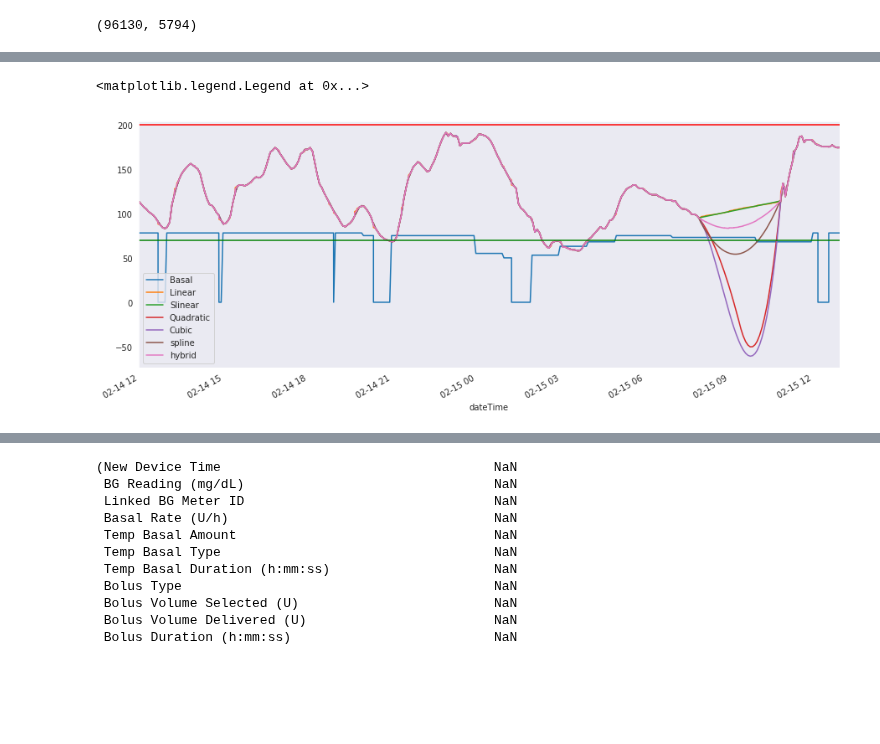
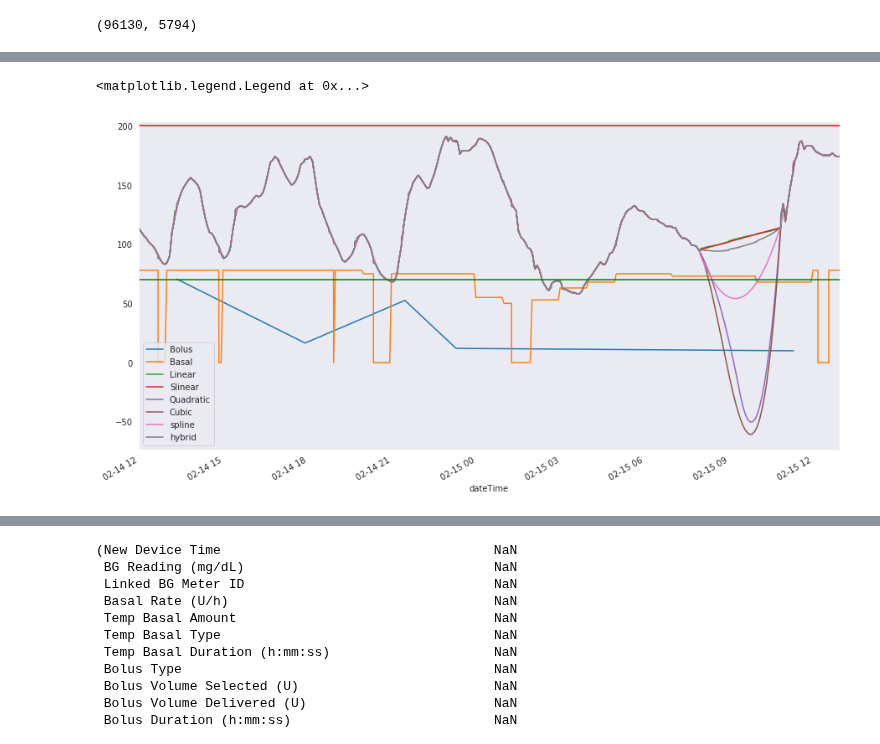
Before and after one commit to gmagannaDevelop/DiabManager, a Jupyter notebook: Carelink.ipynb, the cells around one changed output, grey strips where cells are left out. Cells and saved outputs as stored; diff of their text form; code cells hidden in the pictures; blank space fills up the shorter version.

```diff
--- a/Carelink.ipynb
+++ b/Carelink.ipynb
@@ -27,7 +27,7 @@ import matplotlib.pyplot as plt
 from plotnine import *
 # %%
 %matplotlib inline
-plt.rcParams['figure.figsize'] = (15, 6)
+plt.rcParams['figure.figsize'] = (15, 8)
 sb.set_style("dark")
 # %%
 def split(arr: list, count: int) -> typing.List[list]:
@@ -274,7 +256,8 @@ Name: Basal Rate (U/h), dtype: float64
 # %%
 def hybrid_interpolator(data: pd.core.series.Series,
                         methods: typing.List[str] = ['linear', 'spline'],
-                        weights: typing.List[float] = [0.6, 0.4],
+                        weights: typing.List[float] = [0.85, 0.15],
+                        direction: str = 'both',
                         order: int = 2
                        ) -> pd.core.series.Series:
     """
@@ -288,16 +271,31 @@ def hybrid_interpolator(data: pd.core.series.Series,
         β1, β2 = 0.6, 0.4
         method1, method2 = linear, spline
 
+    limit_direction : {‘forward’, ‘backward’, ‘both’}, default ‘forward’
+    If limit is specified, consecutive NaNs will be filled in this direction.
+
     This function should have support for keyword arguments, but is yet to be implemented.
     """
     predictions: typing.List[float] = []
 
+    if sum(weight for weight in weights) > 1:
+        raise Exception('Sum of weights must be equal to one!')
+
     for met in methods:
         if (met == 'spline') or (met == 'polynomial'):
-            predictions.append(data.interpolate(method=met, order=order))
+            predictions.append(data.interpolate(method=met, order=order, limit_direction=direction))
         else:
-            predictions.append(data.interpolate(method=met))
+            predictions.append(data.interpolate(method=met, limit_direction=direction))
 
+    #linear = predictions[0]
+    #spline = predictions[1]
+
+    #print(linear[ np.isnan(data) ])
+
+    # working version:
     interpolated = weights[0]*predictions[0] + weights[1]*predictions[1]
 
+    #df = copy.deepcopy(interpolated)
+    #print(df.isnull().astype(int).groupby(df.notnull().astype(int).cumsum()).sum())
+
     return interpolated
@@ -304,14 +323,15 @@ def hybrid_interpolator(data: pd.core.series.Series,
 # %%
+(proc1.loc['2019/02/14 12':'2019/02/15 12']['Bolus Volume Delivered (U)'].dropna()*10).plot()
 (proc1.loc['2019/02/14 12':'2019/02/15 12']['Basal Rate (U/h)'].interpolate(method='pad')*100).plot()
 proc1.loc['2019/02/14 12':'2019/02/15 12']['Sensor Glucose (mg/dL)'].interpolate(method='linear').plot()
 proc1.loc['2019/02/14 12':'2019/02/15 12']['Sensor Glucose (mg/dL)'].interpolate(method='slinear').plot()
 proc1.loc['2019/02/14 12':'2019/02/15 12']['Sensor Glucose (mg/dL)'].interpolate(method='quadratic').plot()
 proc1.loc['2019/02/14 12':'2019/02/15 12']['Sensor Glucose (mg/dL)'].interpolate(method='cubic').plot()
 proc1.loc['2019/02/14 12':'2019/02/15 12']['Sensor Glucose (mg/dL)'].interpolate(method='spline', order=2).plot()
 hybrid_interpolator(proc1.loc['2019/02/14 12':'2019/02/15 12']['Sensor Glucose (mg/dL)']).plot()
 plt.axhline(200, color='red')
 plt.axhline(70, color='green')
-plt.legend(['Basal', 'Linear', 'Slinear', 'Quadratic', 'Cubic', 'spline', 'hybrid'])
+plt.legend(['Bolus', 'Basal', 'Linear', 'Slinear', 'Quadratic', 'Cubic', 'spline', 'hybrid'])
 # %% [output]
 <matplotlib.legend.Legend at 0x...>
-[figure, old version]
+[figure, new version]
```
Also changed, not shown: parts of 18 cells of this notebook, 1 other file.
